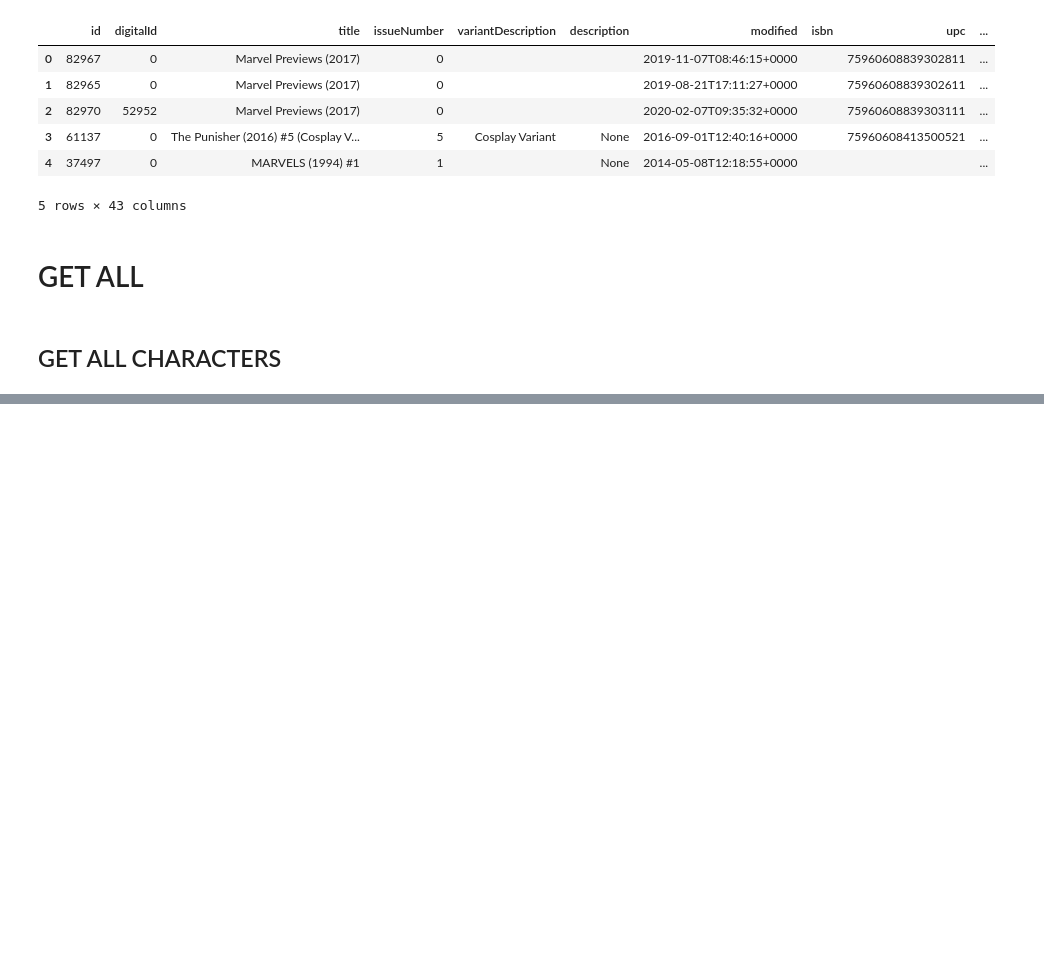
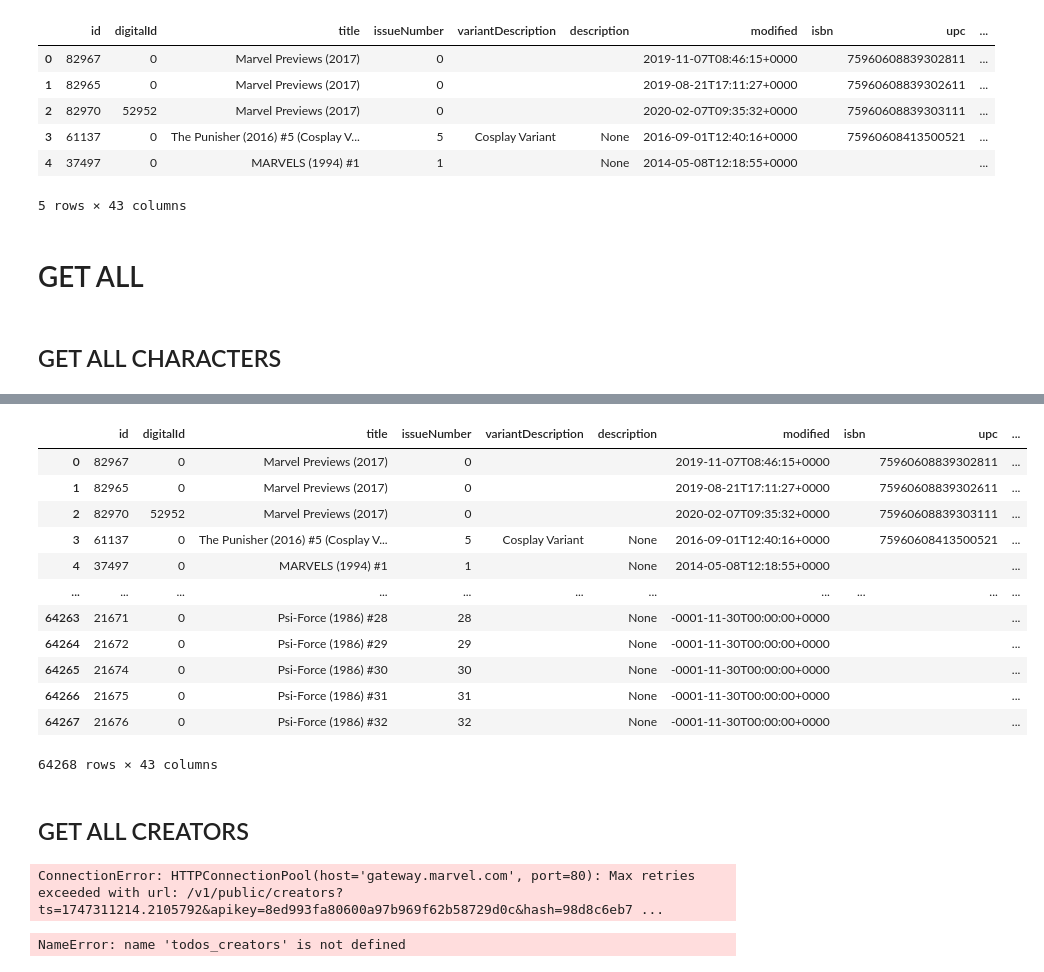
Before and after one commit to thamyrissacamoto/MarvelAPI, a Jupyter notebook: ProjetoFinal.ipynb, the cells around one changed output, grey strips where cells are left out. Drawn from its saved outputs; the diff is of its cells as text; code cells hidden in the pictures; blank space fills up the shorter version.

```diff
--- a/ProjetoFinal.ipynb
+++ b/ProjetoFinal.ipynb
@@ -30,6 +30,17 @@ c3795dc106f083d2611a7cbef26353930f285f45
 # FUNCTIONS
 # %%
 def get_data(url, public_key, private_key, limit_num, offset_num):
+  '''
+  url: link de requisição da API
+  public_key: chave pública gerada pela API da marvel
+  private_key: chave privada gerada pela API da marvel
+  limit_num: quantidade de linhas que serão pegas ao realizar requisição
+  offset_num: disposição em relação a posição inicial
+
+  return: df_normalizado: Dataframe somente com dados necessários da API
+  '''
+
+
   ts = str(time.time())
   to_hash = ts + str(private_key) + str(public_key)
   hash_md5 = hashlib.md5(to_hash.encode('utf-8')).hexdigest()
@@ -50,2 +91,24 @@ def get_data(url, public_key, private_key, limit_num, offset_num):
+# %%
+def get_all_data(url):
+  '''
+  url: link de requisição da API
+  return: retorna todos os dados da API inserida
+  '''
+
+  partial_data, total_amount = get_data_and_total(url, public_key, private_key, 100, 0)
+  #Cria df de todos os dados com colunas
+  all_data = pd.DataFrame(columns=partial_data.columns)
+
+  step = 100
+  total_steps = (total_amount + step - 1) // step
+
+  offset_get_all = 0
+
+  for offset in tqdm(range(0, total_steps * step, step), desc="Baixando dados da Marvel"):
+
+    batch_data = get_data(url, public_key, private_key, step, offset)
+    all_data = pd.concat([all_data, batch_data], ignore_index=True)
+
+  return all_data
 # %%
 # TO DO: Adicionar esse total no GET ALL
@@ -150,0 +203,2 @@ personagens3
+# %%
+todos_comics = get_all_data(comics)
@@ -150,0 +217,26 @@ personagens3
+# %%
+todos_comics
+# %% [output]
+|  | id | digitalId | title | issueNumber | variantDescription | description | modified | isbn | upc | ... |
+| 0 | 82967 | 0 | Marvel Previews (2017) | 0 |  |  | 2019-11-07T08:46:15+0000 |  | 75960608839302811 | ... |
+| 1 | 82965 | 0 | Marvel Previews (2017) | 0 |  |  | 2019-08-21T17:11:27+0000 |  | 75960608839302611 | ... |
+| 2 | 82970 | 52952 | Marvel Previews (2017) | 0 |  |  | 2020-02-07T09:35:32+0000 |  | 75960608839303111 | ... |
+| 3 | 61137 | 0 | The Punisher (2016) #5 (Cosplay V... | 5 | Cosplay Variant | None | 2016-09-01T12:40:16+0000 |  | 75960608413500521 | ... |
+| 4 | 37497 | 0 | MARVELS (1994) #1 | 1 |  | None | 2014-05-08T12:18:55+0000 |  |  | ... |
+| ... | ... | ... | ... | ... | ... | ... | ... | ... | ... | ... |
+| 64263 | 21671 | 0 | Psi-Force (1986) #28 | 28 |  | None | -0001-11-30T00:00:00+0000 |  |  | ... |
+| 64264 | 21672 | 0 | Psi-Force (1986) #29 | 29 |  | None | -0001-11-30T00:00:00+0000 |  |  | ... |
+| 64265 | 21674 | 0 | Psi-Force (1986) #30 | 30 |  | None | -0001-11-30T00:00:00+0000 |  |  | ... |
+| 64266 | 21675 | 0 | Psi-Force (1986) #31 | 31 |  | None | -0001-11-30T00:00:00+0000 |  |  | ... |
+| 64267 | 21676 | 0 | Psi-Force (1986) #32 | 32 |  | None | -0001-11-30T00:00:00+0000 |  |  | ... |
+64268 rows × 43 columns
+# %% [markdown]
+## GET ALL CREATORS
+# %%
+todos_creators = get_all_data(creators)
+# %% [output]
+ConnectionError: HTTPConnectionPool(host='gateway.marvel.com', port=80): Max retries exceeded with url: /v1/public/creators?ts=1747311214.2105792&apikey=8ed993fa80600a97b969f62b58729d0c&hash=98d8c6eb7 ...
+# %%
+todos_creators.head()
+# %% [output]
+NameError: name 'todos_creators' is not defined
```
Also changed, not shown: parts of 13 cells of this notebook.
